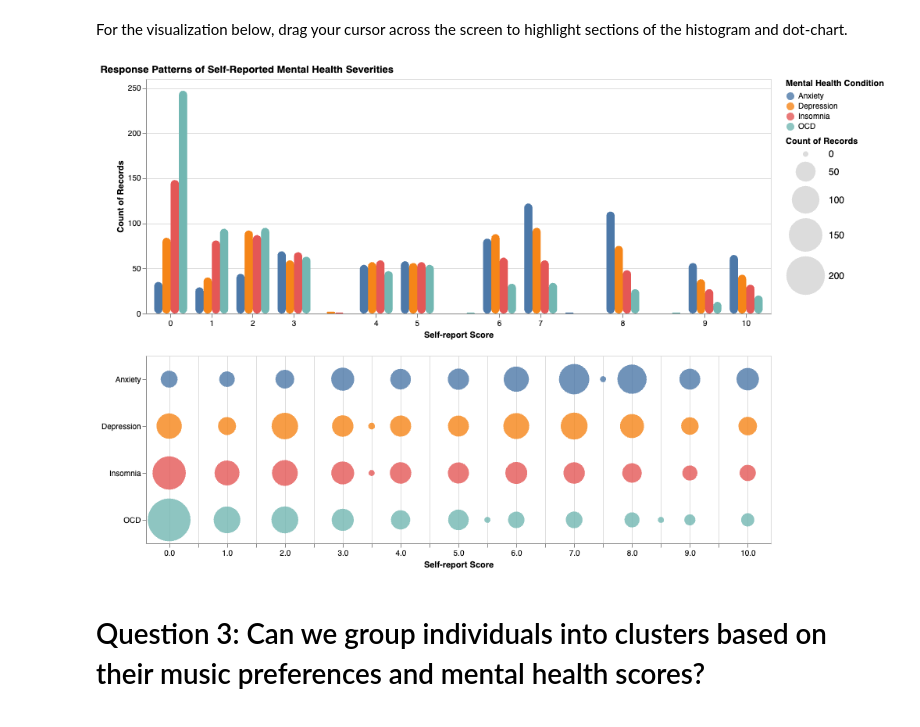
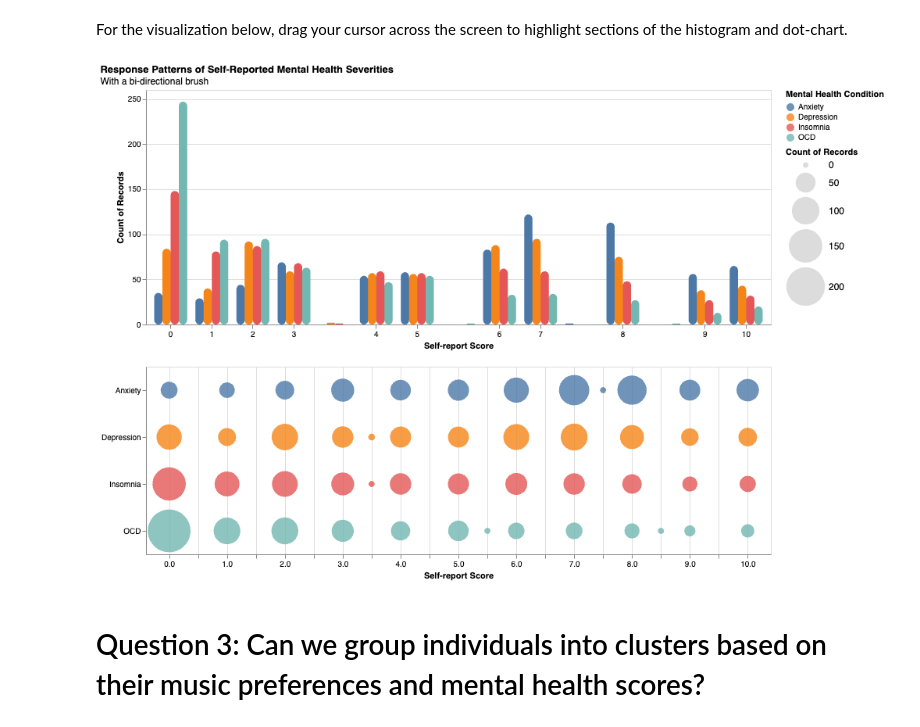
Before and after one commit to ubc-dsci320-2024w2/project-team_fabfour, a Jupyter notebook: ungraded/charts_Jessica.ipynb, the cells around one changed output. Cells and saved outputs as stored; diff of their text form; code cells hidden in the pictures.

```diff
--- a/ungraded/charts_Jessica.ipynb
+++ b/ungraded/charts_Jessica.ipynb
@@ -174,35 +180,40 @@ brush = alt.selection_interval(
 )
 
 selection = alt.selection_point(fields=['Mental Health Condition'], bind='legend')
 
 # Create a multi-bar plot
 multibar_b = alt.Chart(mxmh_scores).add_params(
     brush
 ).mark_bar(cornerRadius=7).encode(
     x=alt.X('Self-report Score:O').axis(labelAngle=0, tickMinStep=0.5, values=list(range(0, 11, 1))),
     xOffset="Mental Health Condition:N",
     y='count():Q',
     color=alt.when(brush).then(alt.Color("Mental Health Condition:N")).otherwise(alt.value("lightgray")),
     tooltip=["Mental Health Condition", 'Self-report Score:O', "count()"]
 ).properties(width=800, height=300)
 
 # Create a box-plot
 dotplot_b = alt.Chart(mxmh_scores).add_params(
     brush
 ).mark_circle(opacity=0.8).encode(
     x=alt.X('Self-report Score', title="Self-report Score", scale=alt.Scale(domain=[-0.4, 10.4])).axis(labelExpr="datum.value % 1 ? null : datum.label"),
     y=alt.Y('Mental Health Condition:N', title=""),
     color=alt.when(brush).then("Mental Health Condition:N").otherwise(alt.value("lightgray")),
     size = alt.Size("count():Q", scale=alt.Scale(rangeMin=50, rangeMax=3000), legend=alt.Legend(labelFontSize=12)),
     tooltip=["Mental Health Condition", "Self-report Score", "count()"]
 ).properties(width=800, height=240)
 
-chart2b = alt.vconcat(multibar_b, dotplot_b).properties(title="Response Patterns of Self-Reported Mental Health Severities").resolve_axis(x='shared')
+chart2b = alt.vconcat(multibar_b, dotplot_b
+).properties(
+    title=alt.Title("Response Patterns of Self-Reported Mental Health Severities",
+                    subtitle="With a bi-directional brush"
+                   )
+).resolve_axis(x='shared')
 chart2b.show()
 
 # save(chart2b, "outputs/chart2b.json")
 # %% [output]
-[figure, old version]
+[figure, new version]
 # %% [markdown]
 # Question 3: Can we group individuals into clusters based on their music preferences and mental health scores?
 # %%
```
Also changed, not shown: parts of 2 cells of this notebook.
